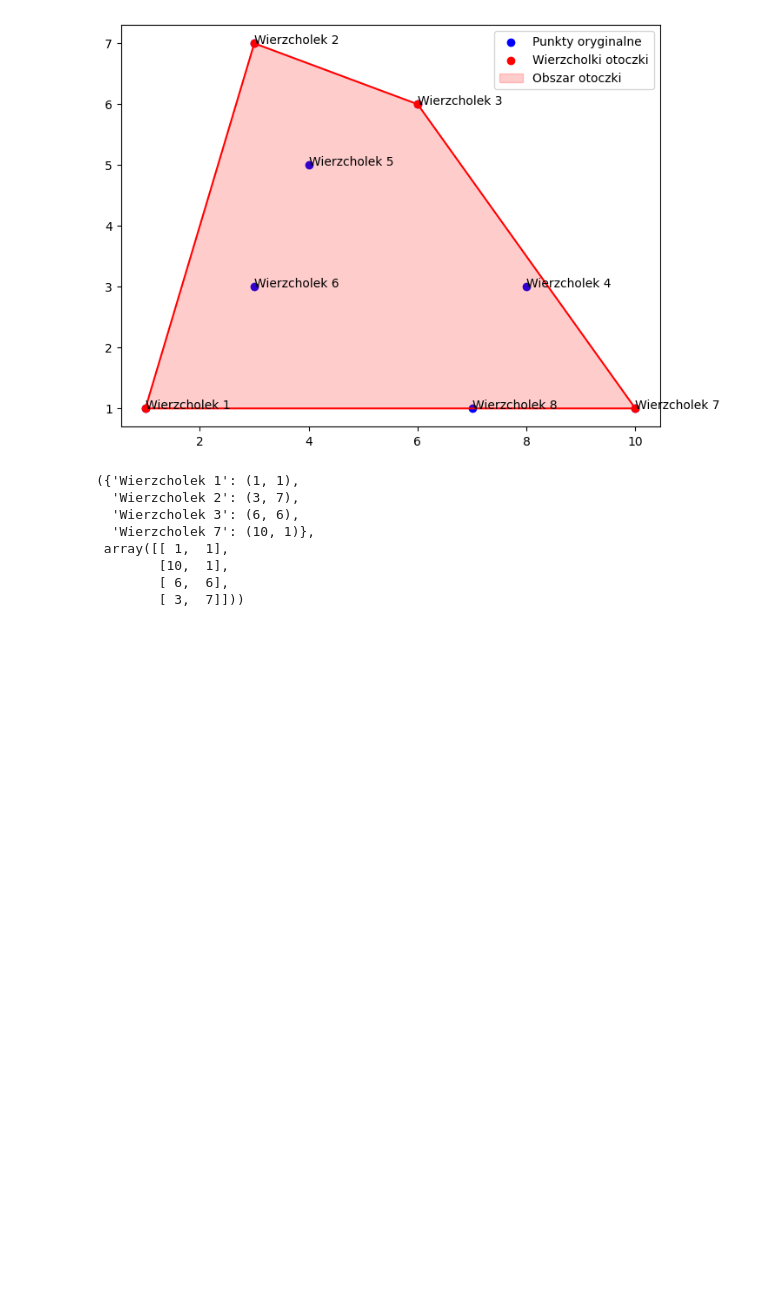
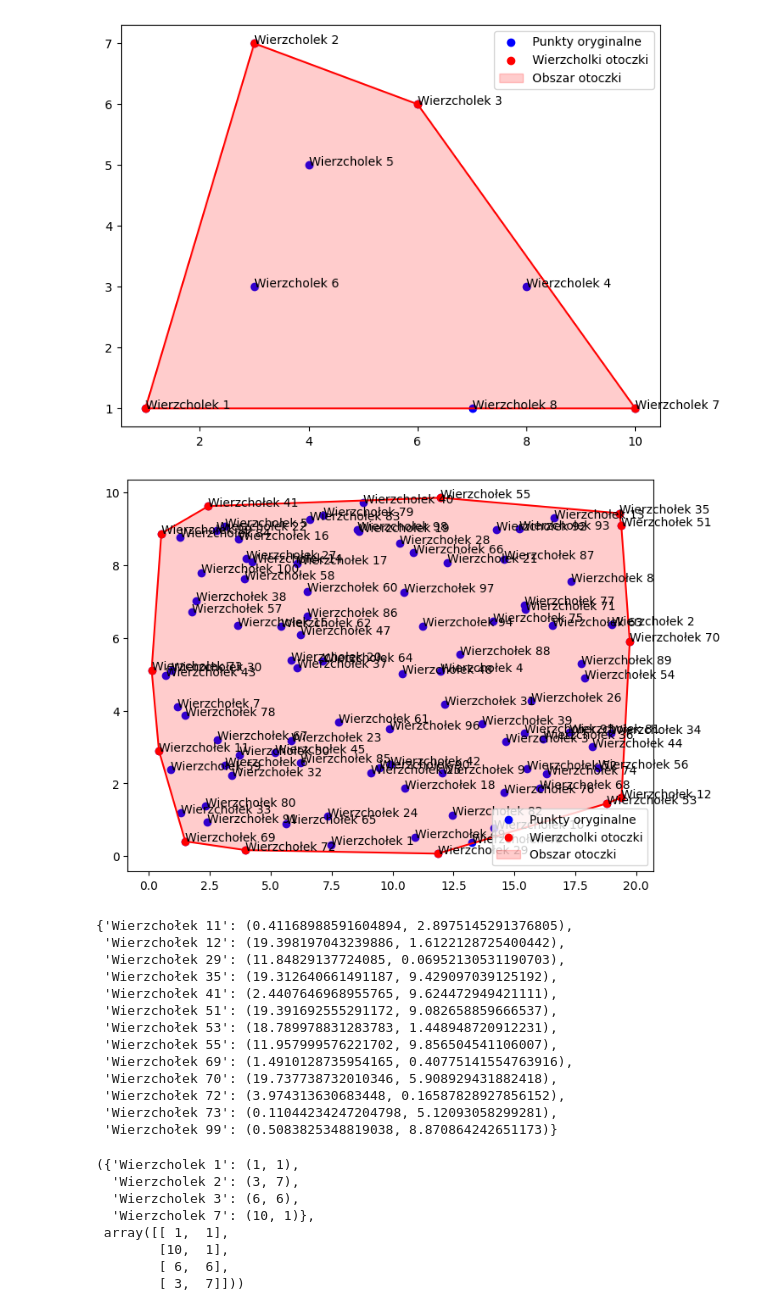
Before and after one commit to Qertal/studia, a Jupyter notebook: TAD20252026/sprawdzaniewierzcholkow/main.ipynb, the cells around one changed output. Drawn from its saved outputs; the diff is of its cells as text; code cells hidden in the pictures; blank space fills up the shorter version.

```diff
--- a/TAD20252026/sprawdzaniewierzcholkow/main.ipynb
+++ b/TAD20252026/sprawdzaniewierzcholkow/main.ipynb
@@ -431,6 +431,30 @@ do_sortowania = czy_moga_wierzch(zbior, True)
 # %% [output]
 [figure]
 [figure]
+# %%
+np.random.seed(42)
+n = 100 # przy 1000 juz troche mieli jak coś XD
+xs = np.random.uniform(0, 20, n)
+ys = np.random.uniform(0, 10, n)
+
+zbior_losowe = {f"Wierzchołek {i+1}": (float(xs[i]), float(ys[i])) for i in range(n)}
+
+czy_moga_wierzch(zbior_losowe, True)
+# %% [output]
+[figure, added]
+{'Wierzchołek 11': (0.41168988591604894, 2.8975145291376805),
+ 'Wierzchołek 12': (19.398197043239886, 1.6122128725400442),
+ 'Wierzchołek 29': (11.84829137724085, 0.06952130531190703),
+ 'Wierzchołek 35': (19.312640661491187, 9.429097039125192),
+ 'Wierzchołek 41': (2.4407646968955765, 9.624472949421111),
+ 'Wierzchołek 51': (19.391692555291172, 9.082658859666537),
+ 'Wierzchołek 53': (18.789978831283783, 1.448948720912231),
+ 'Wierzchołek 55': (11.957999576221702, 9.856504541106007),
+ 'Wierzchołek 69': (1.4910128735954165, 0.40775141554763916),
+ 'Wierzchołek 70': (19.737738732010346, 5.908929431882418),
+ 'Wierzchołek 72': (3.974313630683448, 0.16587828927856152),
+ 'Wierzchołek 73': (0.11044234247204798, 5.12093058299281),
+ 'Wierzchołek 99': (0.5083825348819038, 8.870864242651173)}
 # %%
 do_sortowania, sortowanie_katowe(do_sortowania)
 # %% [output]
```
Also changed, not shown: parts of 1 cell of this notebook, 3 other files.
